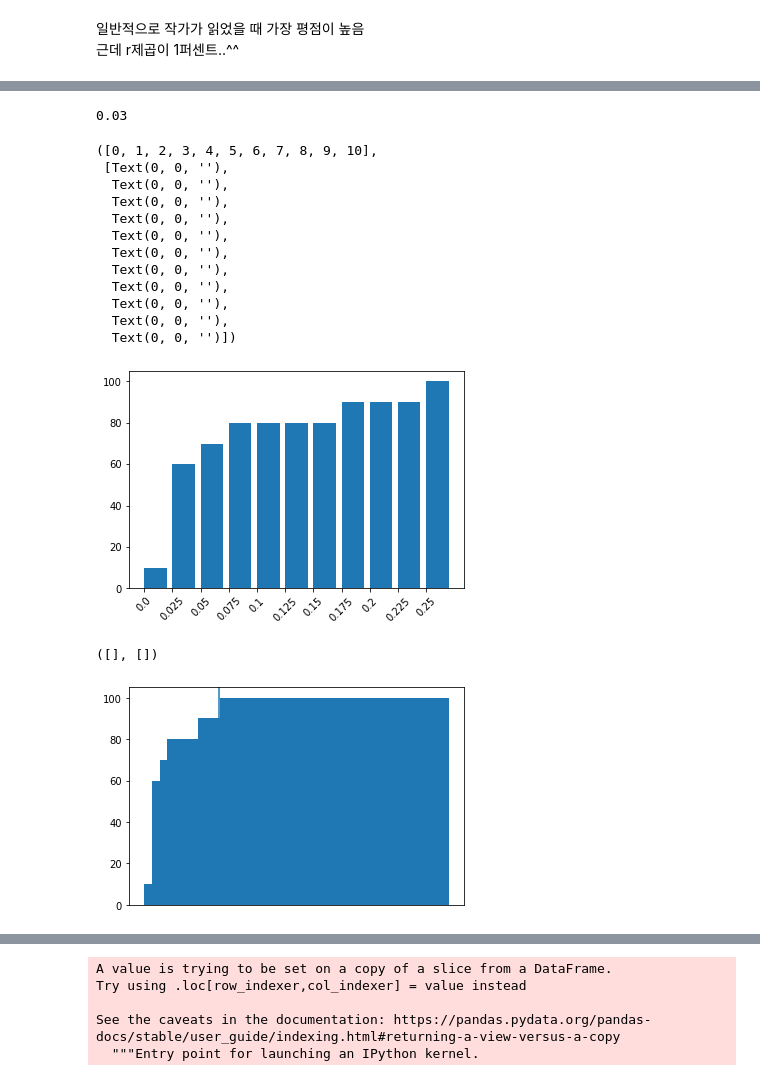
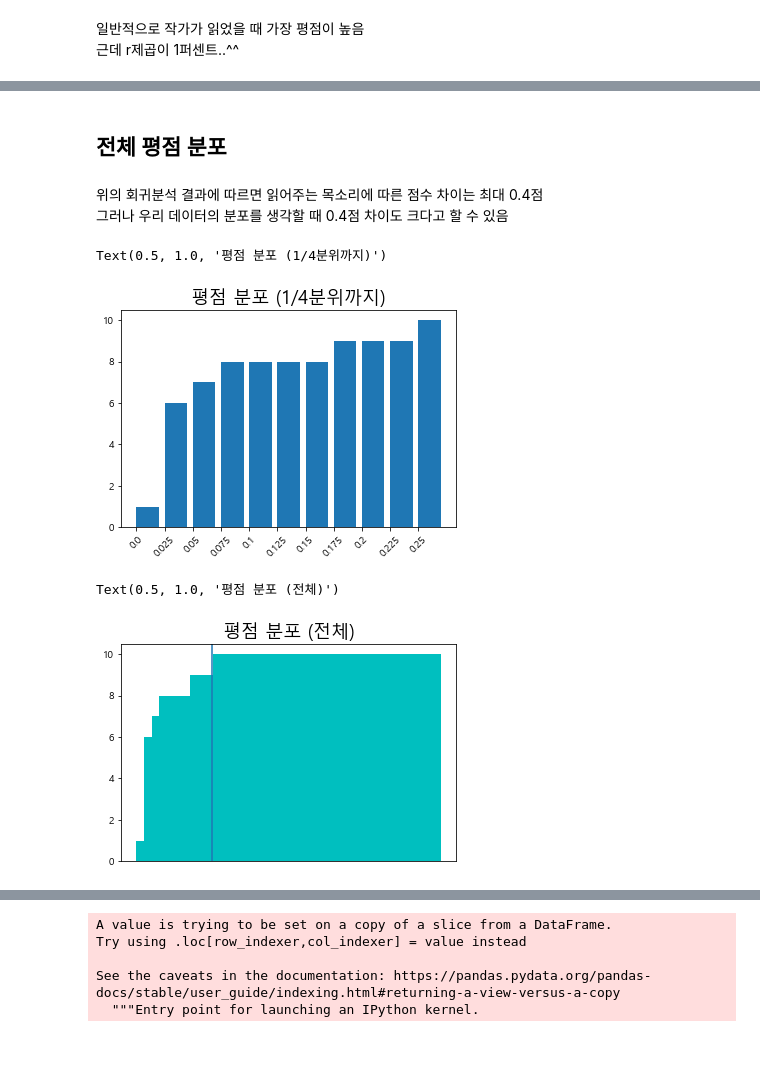
Before and after one commit to dataitgirls4/team_3, a Jupyter notebook: Recommendation_System.ipynb, the cells around one changed output, grey strips where cells are left out. Saved outputs shown, nothing was run; the diff lists cells and outputs as text; code cells hidden in the pictures; blank space fills up the shorter version.

Commit message:
eda on heavy user rating variance

```diff
--- a/Recommendation_System.ipynb
+++ b/Recommendation_System.ipynb
@@ -36,0 +40,3 @@ all_book.sample()
+# %%
+all_review['rating'] = all_review['rating'].apply(lambda x : x/10)
+all_review.sample()
@@ -324,7 +347,8 @@ a = 0.03023
-# %%
-round(a,3)
-# %% [output]
-0.03
+# %% [markdown]
+## 전체 평점 분포
+# %% [markdown]
+위의 회귀분석 결과에 따르면 읽어주는 목소리에 따른 점수 차이는 최대 0.4점<br>
+그러나 우리 데이터의 분포를 생각할 때 0.4점 차이도 크다고 할 수 있음
 # %%
 for_plot = all_review['rating'].quantile(np.arange(0, 1, 0.025)).to_frame().reset_index()
 
@@ -334,17 +358,7 @@ for_plot['percentage'] = for_plot['percentage'].apply(lambda x : round(x, 3)).ap
 # %%
 plt.bar(for_plot.iloc[:11, :]['percentage'], for_plot.iloc[:11, :]['rating_value'], align = 'edge')
 plt.xticks(rotation = 45)
+plt.title("평점 분포 (1/4분위까지)", fontsize = 18)
 # %% [output]
-([0, 1, 2, 3, 4, 5, 6, 7, 8, 9, 10],
- [Text(0, 0, ''),
-  Text(0, 0, ''),
-  Text(0, 0, ''),
-  Text(0, 0, ''),
-  Text(0, 0, ''),
-  Text(0, 0, ''),
-  Text(0, 0, ''),
-  Text(0, 0, ''),
-  Text(0, 0, ''),
-  Text(0, 0, ''),
-  Text(0, 0, '')])
+Text(0.5, 1.0, '평점 분포 (1/4분위까지)')
-[figure, old version]
+[figure, new version]
@@ -355,7 +365,8 @@ plt.bar?
 # %%
-plt.bar(for_plot['percentage'], for_plot['rating_value'], align = 'edge', width = 1)
-plt.axvline(x=9.8)
+plt.bar(for_plot['percentage'], for_plot['rating_value'], align = 'edge',color = "c", width = 1)
+plt.axvline(x=9.9)
 plt.xticks([])
+plt.title("평점 분포 (전체)", fontsize = 18)
 # %% [output]
-([], [])
+Text(0.5, 1.0, '평점 분포 (전체)')
-[figure, old version]
+[figure, new version]
```
Also changed, not shown: parts of 65 cells of this notebook.
